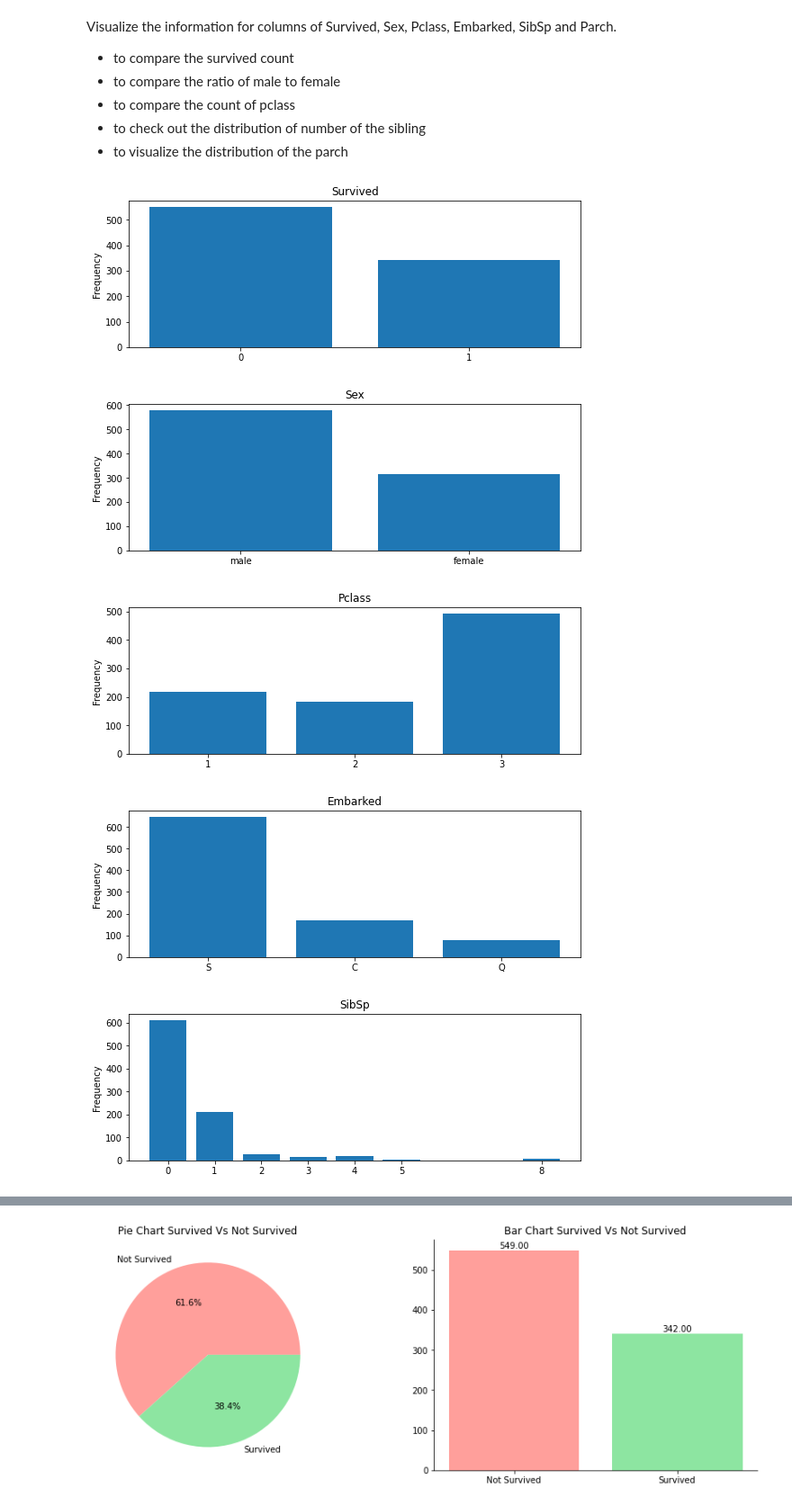
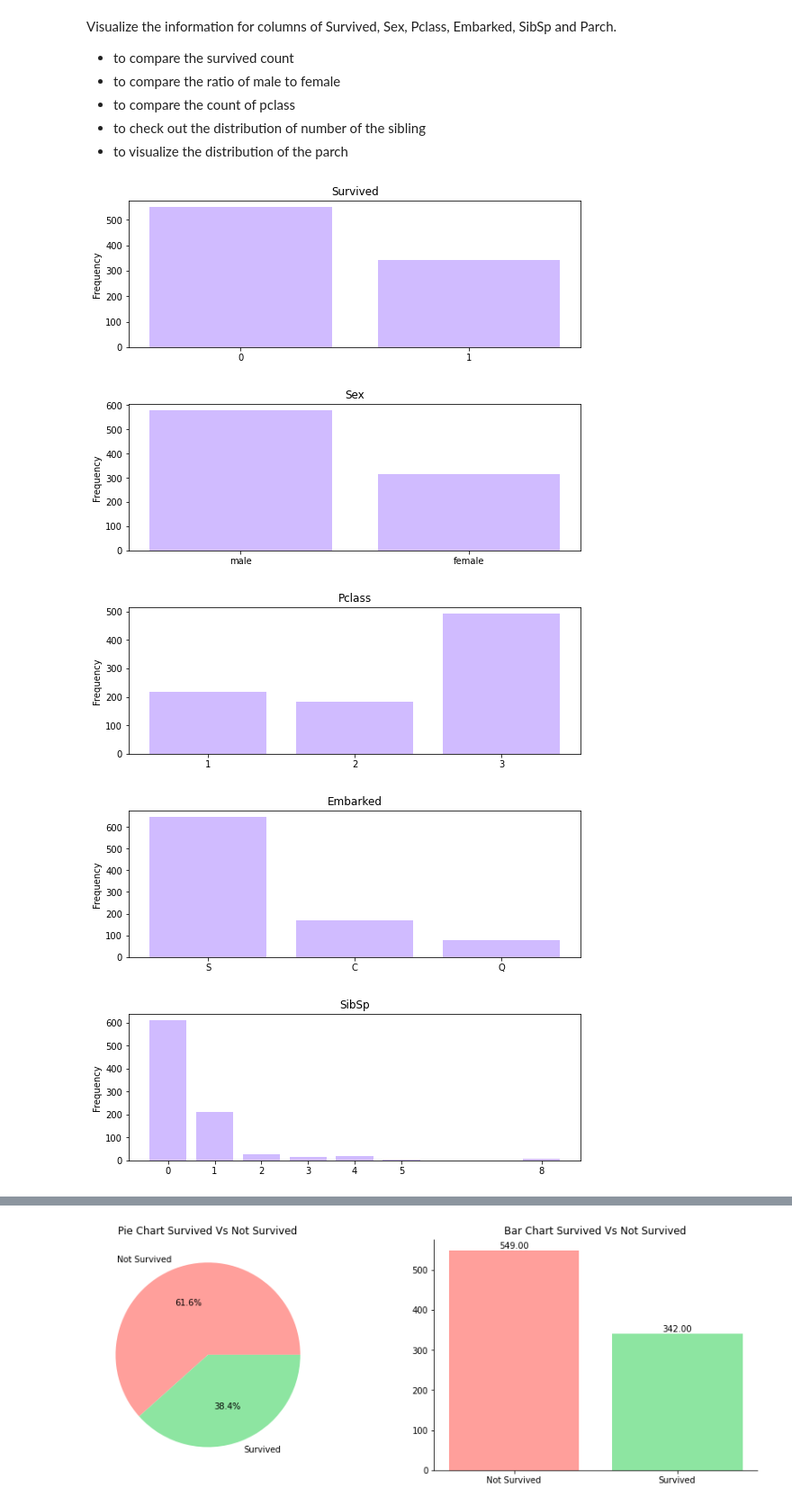
Before and after one commit to lauyh/masa-python-workshop, a Jupyter notebook: main.ipynb, the cells around one changed output, grey strips where cells are left out. Shown at 90% size. Cells and saved outputs as stored; diff of their text form; code cells hidden in the pictures.

Commit message:
update plot graph section, add encoding and LR model

```diff
--- a/main.ipynb
+++ b/main.ipynb
@@ -99,5 +101,5 @@ Define a bar graph plotting function
 # %%
-def bar_plot(dataframe,variable):
+def bar_plot(dataframe,variable, colors):
     """
         input: variable ex: "Sex"
         output: bar plot & value count
@@ -110,7 +112,7 @@ def bar_plot(dataframe,variable):
 
     # visualize
     plt.figure(figsize = (9,3))
-    plt.bar(varValue.index, varValue)
+    plt.bar(varValue.index, varValue,color=colors[4])
     plt.xticks(varValue.index, varValue.index.values)
     plt.ylabel("Frequency")
     plt.title(variable)
@@ -126,10 +128,10 @@ Visualize the information for columns of Survived, Sex, Pclass, Embarked, SibSp
 # %%
 category1 = ["Survived" , "Sex" , "Pclass" , "Embarked" , "SibSp" , "Parch"]
 for c in category1:
-    bar_plot(df, c)
+    bar_plot(df, c,colors)
 # %% [output]
-[figure, old version]
+[figure, new version]
-[figure, old version]
+[figure, new version]
-[figure, old version]
+[figure, new version]
-[figure, old version]
+[figure, new version]
-[figure, old version]
+[figure, new version]
```
Also changed, not shown: parts of 46 cells of this notebook.
